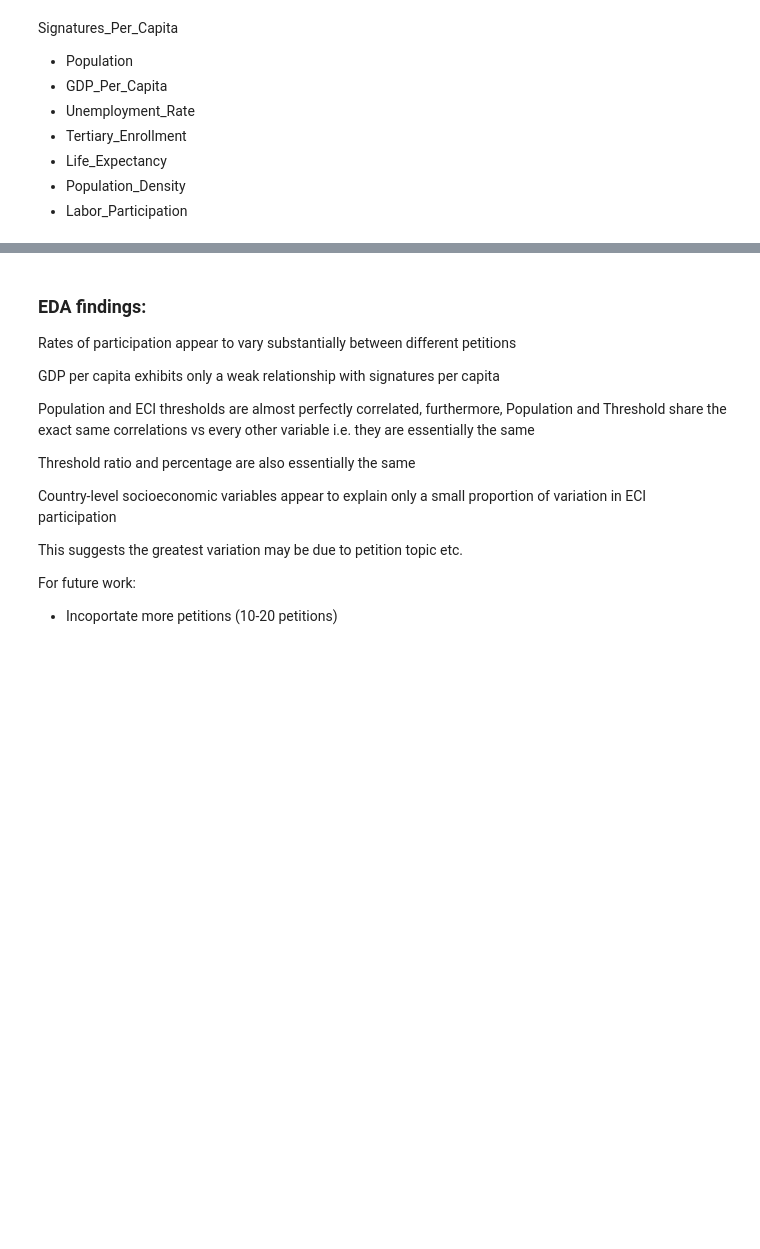
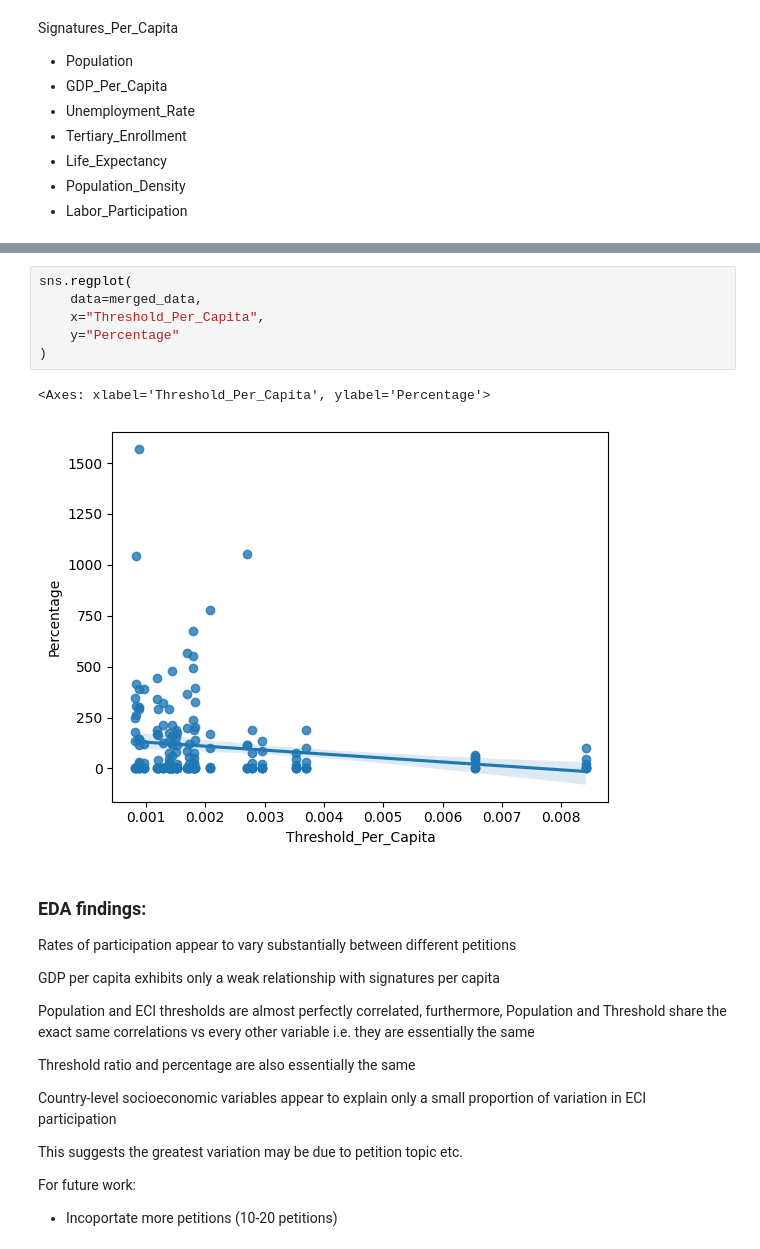
Before and after one commit to Matthew-Riddell/MSc-Dissertation, a Jupyter notebook: notebooks/data-exploration.ipynb, the cells around one changed output, grey strips where cells are left out. Drawn from its saved outputs; the diff is of its cells as text; blank space fills up the shorter version.

```diff
--- a/notebooks/data-exploration.ipynb
+++ b/notebooks/data-exploration.ipynb
@@ -344,3 +351,12 @@ merged_data.nlargest(
+# %%
+sns.regplot(
+    data=merged_data,
+    x="Threshold_Per_Capita",
+    y="Percentage"
+)
+# %% [output]
+<Axes: xlabel='Threshold_Per_Capita', ylabel='Percentage'>
+[figure, added]
 # %% [markdown]
 ### EDA findings:
 
```
Also changed, not shown: parts of 22 cells of this notebook, 7 other files.
